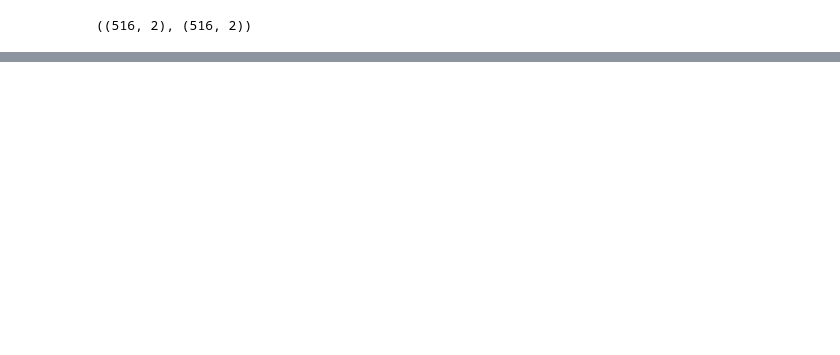
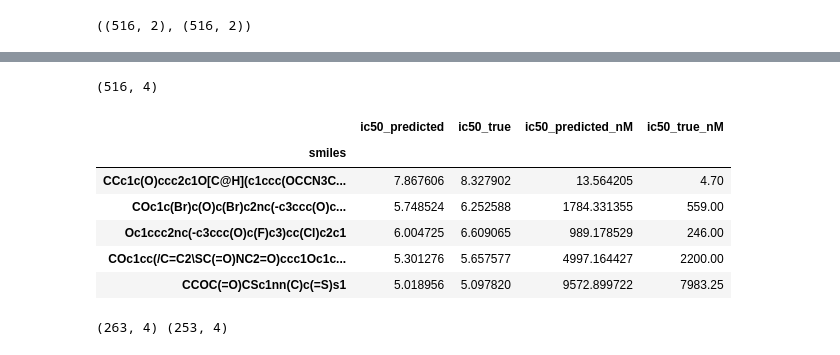
Before and after one commit to martin-sicho/MI_ADM, a Jupyter notebook: analysis.ipynb, the cells around one changed output, grey strips where cells are left out. Drawn from its saved outputs; the diff is of its cells as text; code cells hidden in the pictures; blank space fills up the shorter version.

```diff
--- a/analysis.ipynb
+++ b/analysis.ipynb
@@ -8,0 +34,24 @@ predictions_svr.shape, predictions_rf.shape
+# %%
+print(predictions_svr.shape)
+predictions_svr.head()
+# %% [output]
+(516, 4)
+|  | ic50_predicted | ic50_true | ic50_predicted_nM | ic50_true_nM |
+| smiles |  |  |  |  |
+| CCc1c(O)ccc2c1O[C@H](c1ccc(OCCN3C... | 7.867606 | 8.327902 | 13.564205 | 4.70 |
+| COc1c(Br)c(O)c(Br)c2nc(-c3ccc(O)c... | 5.748524 | 6.252588 | 1784.331355 | 559.00 |
+| Oc1ccc2nc(-c3ccc(O)c(F)c3)cc(Cl)c2c1 | 6.004725 | 6.609065 | 989.178529 | 246.00 |
+| COc1cc(/C=C2\SC(=O)NC2=O)ccc1Oc1c... | 5.301276 | 5.657577 | 4997.164427 | 2200.00 |
+| CCOC(=O)CSc1nn(C)c(=S)s1 | 5.018956 | 5.097820 | 9572.899722 | 7983.25 |
+# %%
+threshold = MAX_ERROR
+
+diffs_rf = ((predictions_rf.ic50_predicted_nM - predictions_rf.ic50_true_nM).abs() < threshold).tolist()
+accurate_rf = predictions_rf[diffs_rf]
+
+diffs_svr = ((predictions_svr.ic50_predicted_nM - predictions_svr.ic50_true_nM).abs() < threshold).tolist()
+accurate_svr = predictions_svr[diffs_svr]
+
+print(accurate_rf.shape, accurate_svr.shape)
+# %% [output]
+(263, 4) (253, 4)
```
Also changed, not shown: parts of 7 cells of this notebook.
